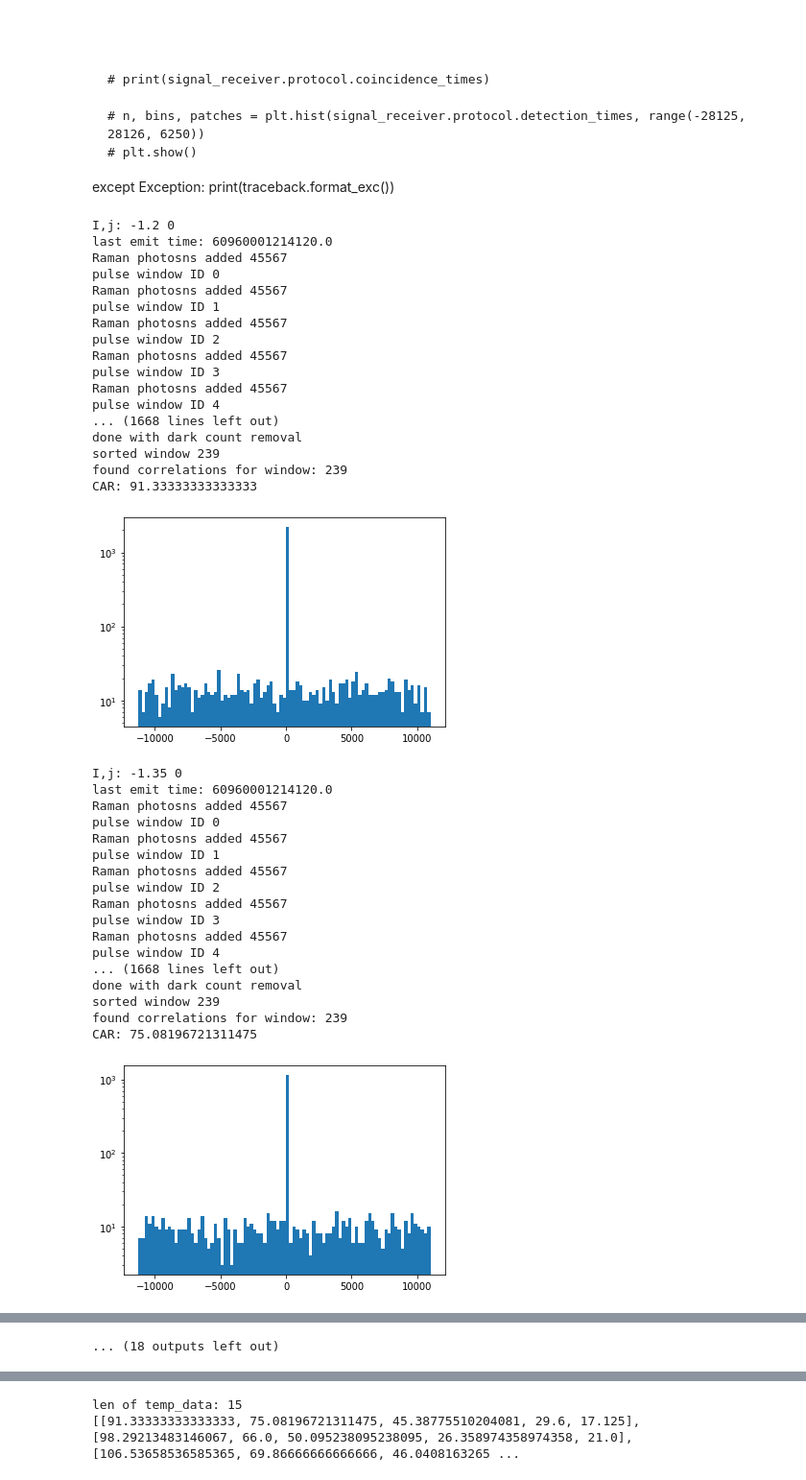
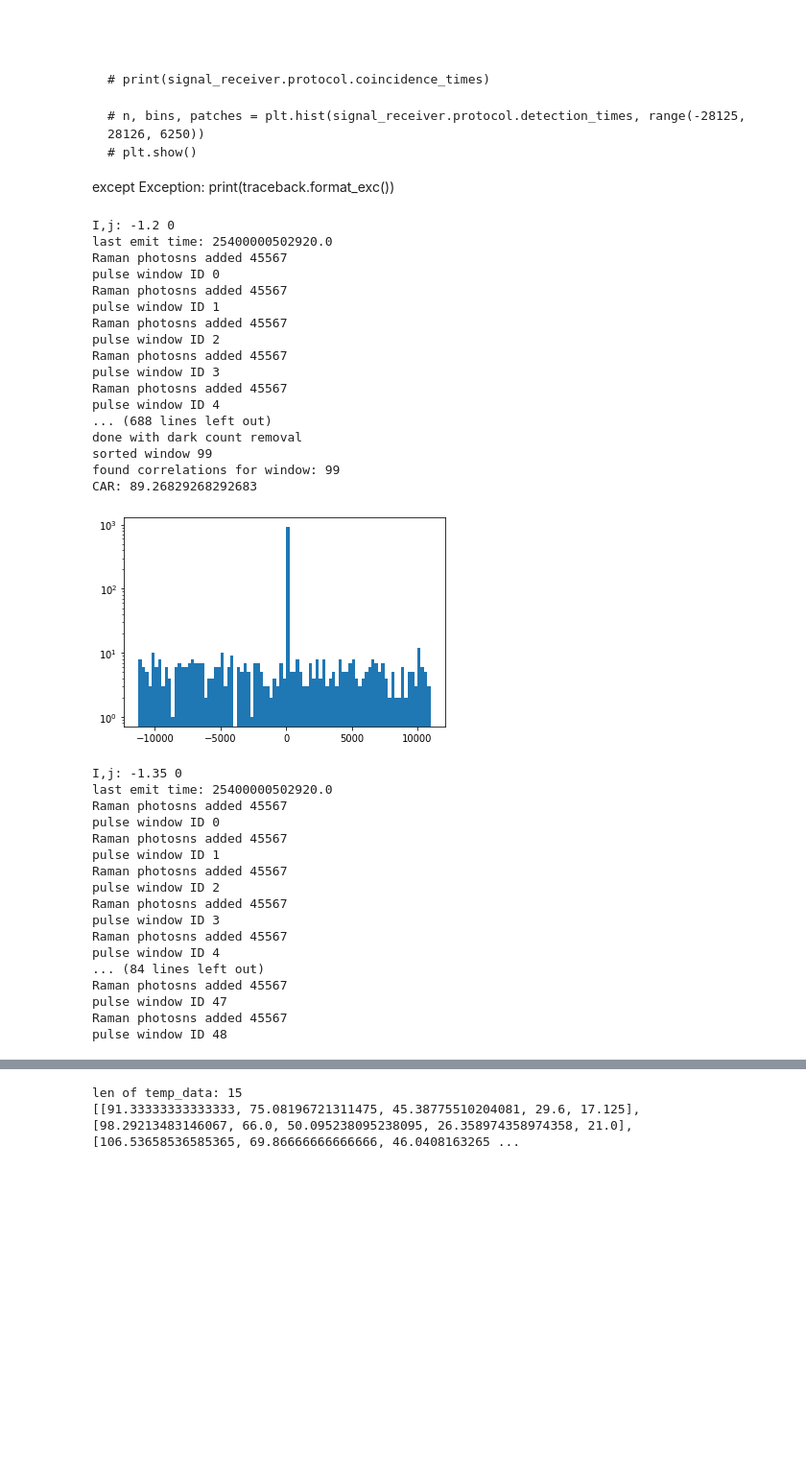
Before and after one commit to anshsingal/SeQUeNCe-research, a Jupyter notebook: raman_test2.ipynb, the cells around one changed output, grey strips where cells are left out. Shown: that part at 96% size. Cells and saved outputs as stored; diff of their text form; code cells hidden in the pictures; blank space fills up the shorter version.

```diff
--- a/raman_test2.ipynb
+++ b/raman_test2.ipynb
@@ -66,7 +62,7 @@ experimental_parameters = {
     "pulse_separation" : 5e3,
     "pulse_width" : 80,
     "batch_size" : 50000000,
-    "num_iterations" : 240, # 600,
+    "num_iterations" : 100, # 240, 600,
 
     # Clock parameters
     "clock_power" : 0.0003,
@@ -101,64 +97,45 @@ except Exception:
 # %%
 try:
     CAR_Data = []
-    # mpn = [0.000562341, 0.001, 0.001778279] # np.logspace(min_mpn, max_mpn, num_samples)
-    for j in range(3):
+    for j in range(1):
         for i in np.linspace(-1.2,-1.8,5):
             print("I,j:", i, j)
             experimental_parameters["tl"] = Timeline(5000e12)
             experimental_parameters["collection_probability"] = 10**i
             sender = init_experiment_setup(experimental_parameters)
             process = Process(sender.protocol, "start", [])
             event = Event(0, process)
             experimental_parameters["tl"].schedule(event)
 
             experimental_parameters["tl"].init()
             experimental_parameters["tl"].run()
         file = open("CAR_Data.txt")
         CAR_Data.append(list(map(float, file.readlines())))
         file.close()
-        # os.remove("CAR_Data.txt")
-    # plt.boxplot(list(zip(*CAR_Data)))
-    # plt.xticks(np.arange(num_samples)+1, np.logspace(min_mpn, max_mpn, num_samples))
 
-
-    # fig, ax = plt.subplots()
-    # fig.canvas.draw()
-    # labels = [str(i)[:5] for i in mpn]
-    # ax.set_xticklabels(labels)
-    # ax.set_xlabel("Mean Photon numbers")
-    # ax.set_ylabel("CAR")
-    # plt.boxplot(list(zip(*CAR_Data)), meanline = True, showmeans=True, medianprops={"linewidth":0})
-
-
-
-    # print(signal_receiver.protocol.coincidence_times)
-
-    # n, bins, patches = plt.hist(signal_receiver.protocol.detection_times, range(-28125, 28126, 6250))
-    # plt.show()
 except Exception:
     print(traceback.format_exc())
 # %% [output]
 I,j: -1.2 0
-last emit time: 60960001214120.0
+last emit time: 25400000502920.0
 Raman photosns added 45567
 pulse window ID 0
 Raman photosns added 45567
 pulse window ID 1
 Raman photosns added 45567
 pulse window ID 2
 Raman photosns added 45567
 pulse window ID 3
 Raman photosns added 45567
 pulse window ID 4
-... (1668 lines left out)
+... (688 lines left out)
 done with dark count removal
-sorted window 239
-found correlations for window: 239
-CAR: 91.33333333333333
+sorted window 99
+found correlations for window: 99
+CAR: 89.26829268292683
-[figure, old version]
+[figure, new version]
 I,j: -1.35 0
-last emit time: 60960001214120.0
+last emit time: 25400000502920.0
 Raman photosns added 45567
 pulse window ID 0
 Raman photosns added 45567
@@ -169,9 +146,8 @@ Raman photosns added 45567
 pulse window ID 3
 Raman photosns added 45567
 pulse window ID 4
-... (1668 lines left out)
-done with dark count removal
-sorted window 239
-found correlations for window: 239
-CAR: 75.08196721311475
+... (84 lines left out)
+Raman photosns added 45567
+pulse window ID 47
+Raman photosns added 45567
+pulse window ID 48
-[figure, removed]
@@ -250 +153,0 @@ CAR: 98.29213483146067
-... (18 outputs left out)
```
Also changed, not shown: parts of 8 cells of this notebook, 16 other files.
